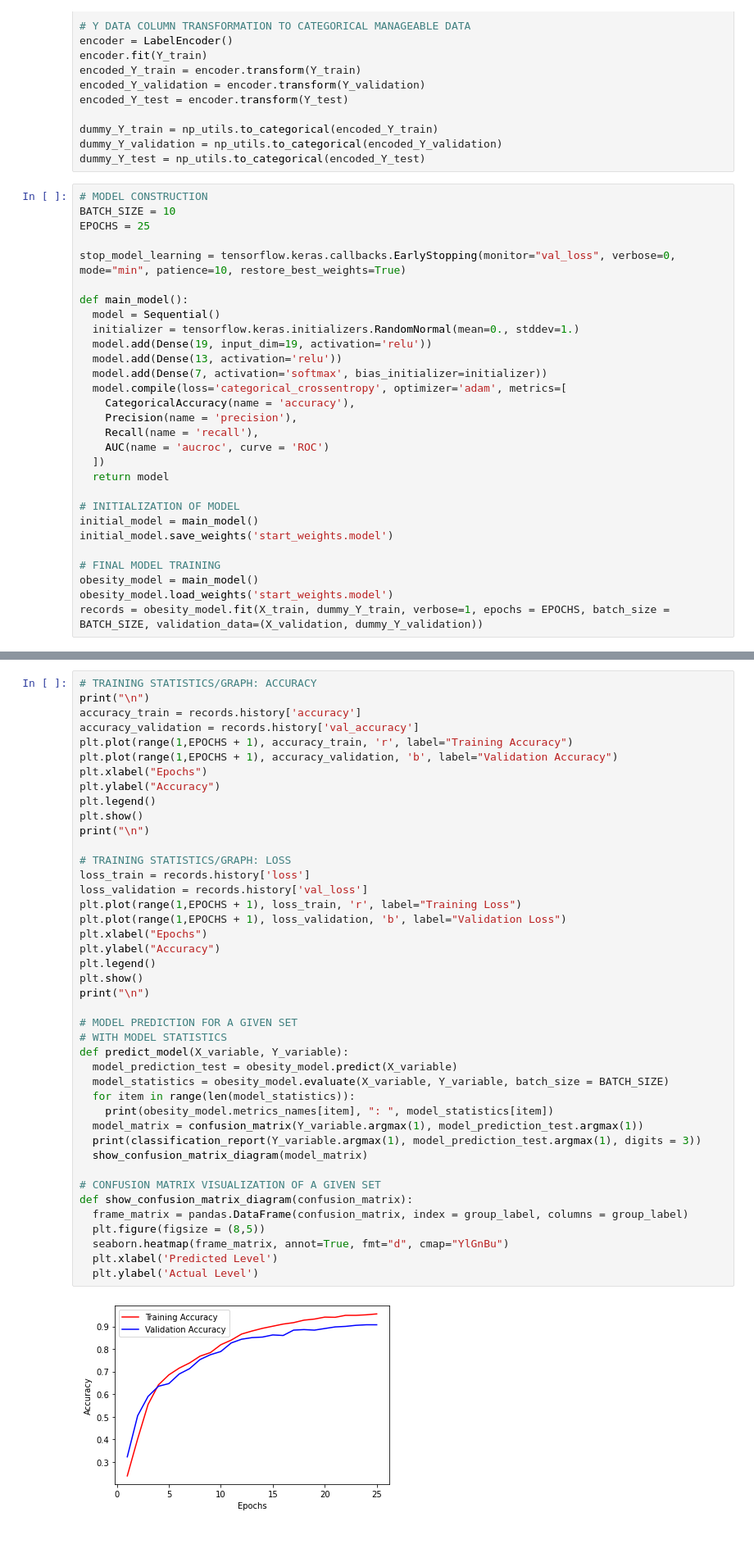
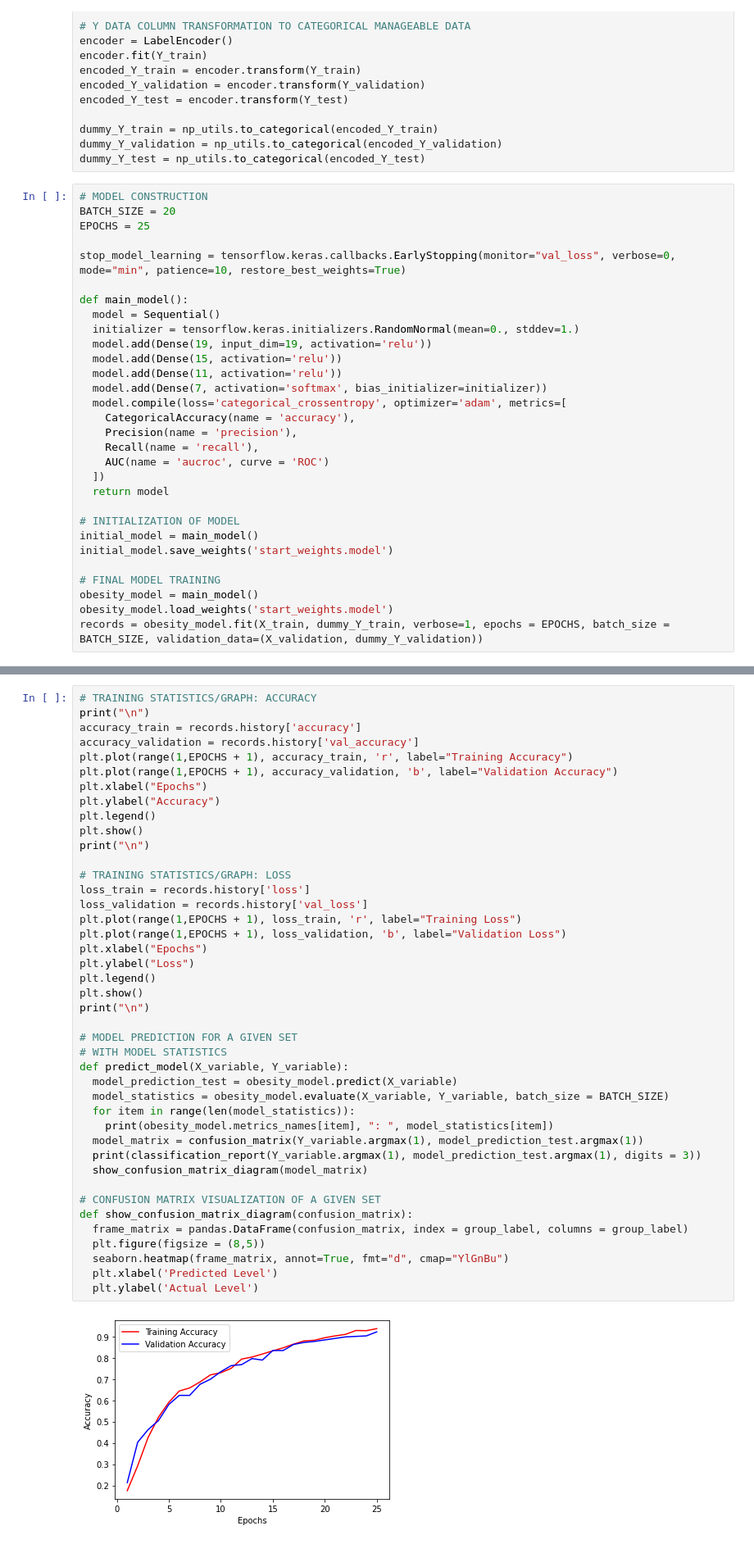
Before and after one commit to johnmichaelt/cmsc_191_paper_neural_network, a Jupyter notebook: Obesity_ANN.ipynb, the cells around one changed output, grey strips where cells are left out. Shown: that part at 82% size. Drawn from its saved outputs; the diff is of its cells as text.

```diff
--- a/Obesity_ANN.ipynb
+++ b/Obesity_ANN.ipynb
@@ -159,7 +159,7 @@ dummy_Y_validation = np_utils.to_categorical(encoded_Y_validation)
 dummy_Y_test = np_utils.to_categorical(encoded_Y_test)
 # %%
 # MODEL CONSTRUCTION
-BATCH_SIZE = 10
+BATCH_SIZE = 20
 EPOCHS = 25
 
 stop_model_learning = tensorflow.keras.callbacks.EarlyStopping(monitor="val_loss", verbose=0, mode="min", patience=10, restore_best_weights=True)
@@ -168,7 +168,8 @@ def main_model():
   model = Sequential()
   initializer = tensorflow.keras.initializers.RandomNormal(mean=0., stddev=1.)
   model.add(Dense(19, input_dim=19, activation='relu'))
-  model.add(Dense(13, activation='relu'))
+  model.add(Dense(15, activation='relu'))
+  model.add(Dense(11, activation='relu'))
   model.add(Dense(7, activation='softmax', bias_initializer=initializer))
   model.compile(loss='categorical_crossentropy', optimizer='adam', metrics=[
     CategoricalAccuracy(name = 'accuracy'),
@@ -219,32 +220,32 @@ print("\n")
 
 # TRAINING STATISTICS/GRAPH: LOSS
 loss_train = records.history['loss']
 loss_validation = records.history['val_loss']
 plt.plot(range(1,EPOCHS + 1), loss_train, 'r', label="Training Loss")
 plt.plot(range(1,EPOCHS + 1), loss_validation, 'b', label="Validation Loss")
 plt.xlabel("Epochs")
-plt.ylabel("Accuracy")
+plt.ylabel("Loss")
 plt.legend()
 plt.show()
 print("\n")
 
 # MODEL PREDICTION FOR A GIVEN SET
 # WITH MODEL STATISTICS
 def predict_model(X_variable, Y_variable):
   model_prediction_test = obesity_model.predict(X_variable)
   model_statistics = obesity_model.evaluate(X_variable, Y_variable, batch_size = BATCH_SIZE)
   for item in range(len(model_statistics)):
     print(obesity_model.metrics_names[item], ": ", model_statistics[item])
   model_matrix = confusion_matrix(Y_variable.argmax(1), model_prediction_test.argmax(1))
   print(classification_report(Y_variable.argmax(1), model_prediction_test.argmax(1), digits = 3))
   show_confusion_matrix_diagram(model_matrix)
 
 # CONFUSION MATRIX VISUALIZATION OF A GIVEN SET
 def show_confusion_matrix_diagram(confusion_matrix):
   frame_matrix = pandas.DataFrame(confusion_matrix, index = group_label, columns = group_label)
   plt.figure(figsize = (8,5))
   seaborn.heatmap(frame_matrix, annot=True, fmt="d", cmap="YlGnBu")
   plt.xlabel('Predicted Level')
   plt.ylabel('Actual Level')
 # %% [output]
-[figure, old version]
+[figure, new version]
```
Also changed, not shown: parts of 5 cells of this notebook.
